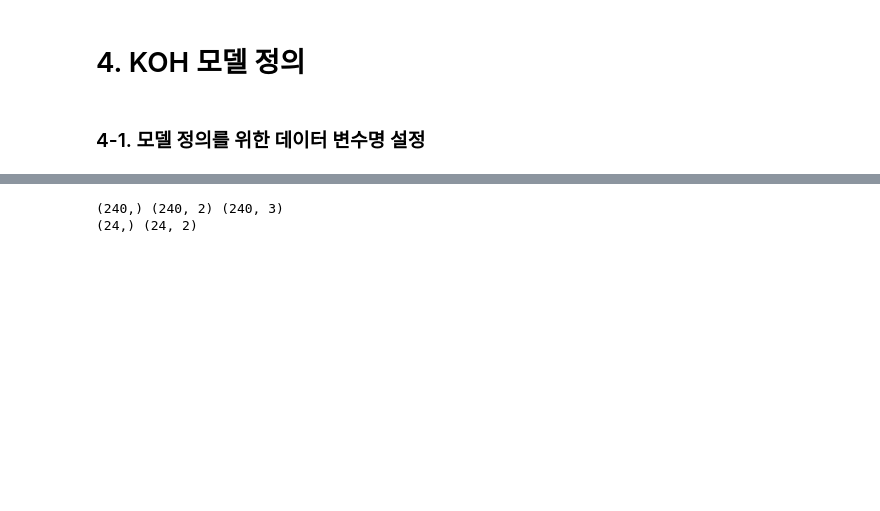
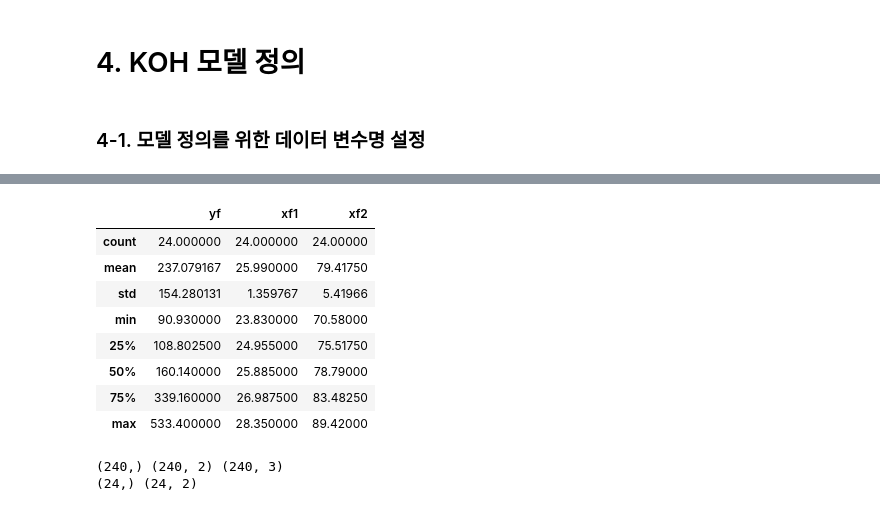
Before and after one commit to BET-lab/pymc-examples, a Jupyter notebook: examples/pymc-koh-example.ipynb, the cells around one changed output, grey strips where cells are left out. Drawn from its saved outputs; the diff is of its cells as text; code cells hidden in the pictures; blank space fills up the shorter version.

```diff
--- a/examples/pymc-koh-example.ipynb
+++ b/examples/pymc-koh-example.ipynb
@@ -72 +120,13 @@ plt.show()
+# %%
+df_f.describe()
+# %% [output]
+|  | yf | xf1 | xf2 |
+| count | 24.000000 | 24.000000 | 24.00000 |
+| mean | 237.079167 | 25.990000 | 79.41750 |
+| std | 154.280131 | 1.359767 | 5.41966 |
+| min | 90.930000 | 23.830000 | 70.58000 |
+| 25% | 108.802500 | 24.955000 | 75.51750 |
+| 50% | 160.140000 | 25.885000 | 78.79000 |
+| 75% | 339.160000 | 26.987500 | 83.48250 |
+| max | 533.400000 | 28.350000 | 89.42000 |
 # %%
```
Also changed, not shown: parts of 23 cells of this notebook.
